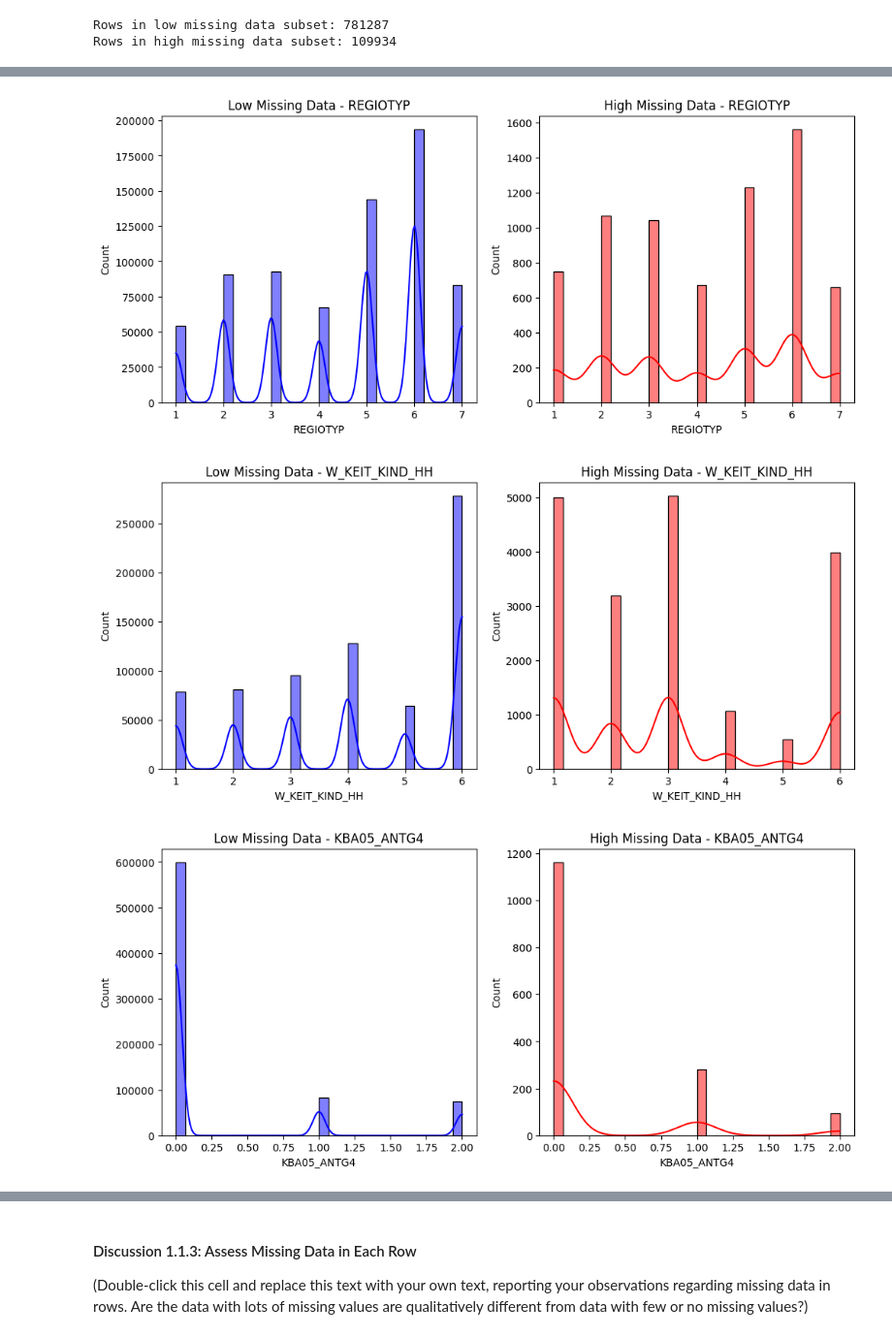
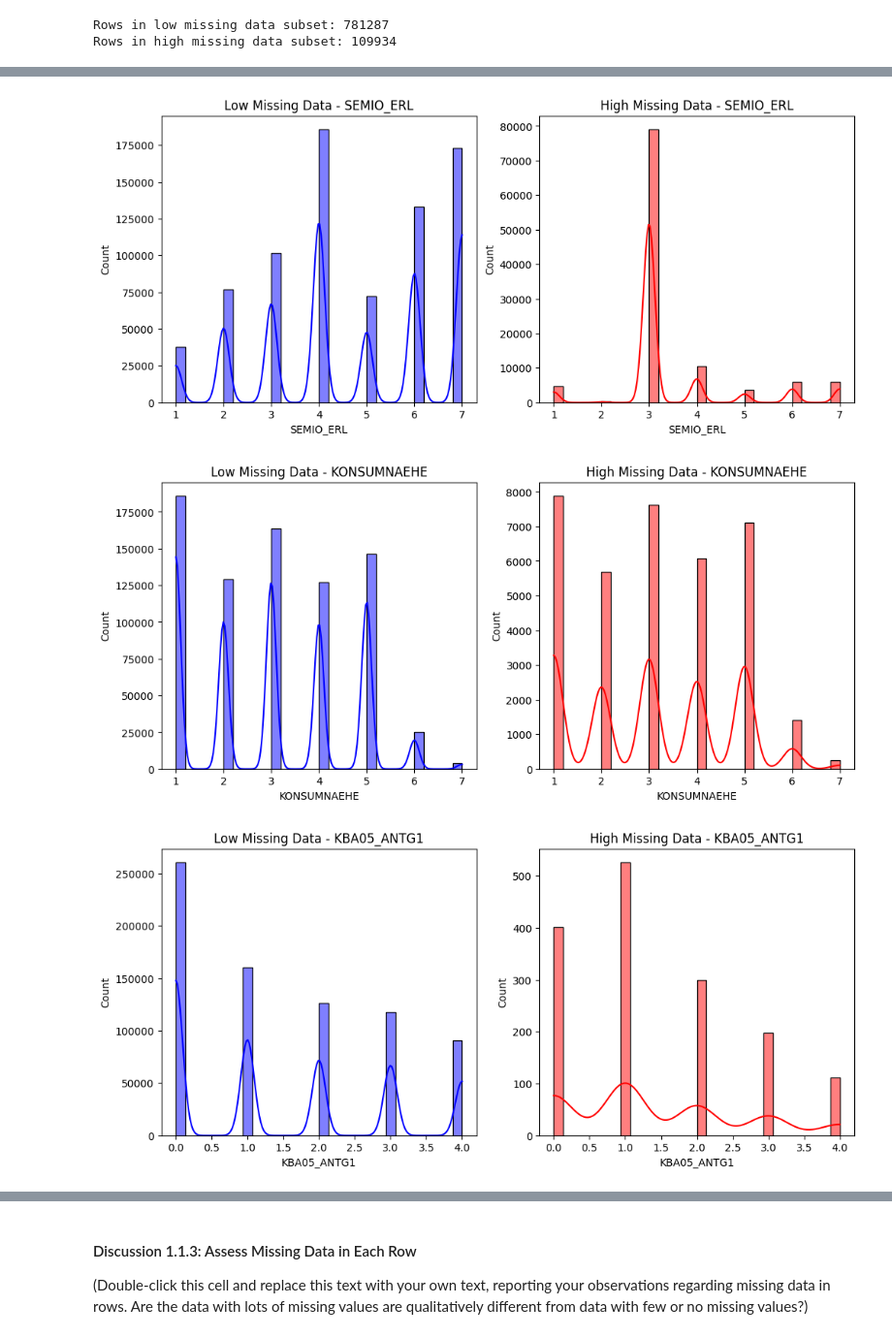
Before and after one commit to mo-matar/Identify-Customer-Segments-Unsupervised-Learning-Project, a Jupyter notebook: Identify_Customer_Segments.ipynb, the cells around one changed output, grey strips where cells are left out. Shown at 97% size. Cells and saved outputs as stored; diff of their text form; code cells hidden in the pictures.

```diff
--- a/Identify_Customer_Segments.ipynb
+++ b/Identify_Customer_Segments.ipynb
@@ -410,7 +410,9 @@ def compare_distributions(column):
     plt.show()
 
 # Select five columns that have few missing values
-selected_columns = ["KKK", "REGIOTYP", "W_KEIT_KIND_HH", "KBA05_ANTG4", "KBA05_ANTG1", "MOBI_REGIO", "KBA05_GBZ", "KBA05_ANTG2", "KBA05_ANTG3"]
+#selected_columns = ["KKK", "REGIOTYP", "W_KEIT_KIND_HH", "KBA05_ANTG4", "KBA05_ANTG1", "MOBI_REGIO", "KBA05_GBZ", "KBA05_ANTG2", "KBA05_ANTG3", "PLZ8_ANTG4", "HEALTH_TYP", "SHOPPER_TYP", "RELAT_AB", "KONSUMNAEHE", "FINANZ_HAUSBAUER", "SEMIO_VERT"]
+# selected_columns = ['ALTERSKATEGORIE_GROB', 'FINANZ_MINIMALIST', 'FINANZ_SPARER', 'FINANZ_VORSORGER', 'FINANZ_ANLEGER']
+selected_columns = ['GREEN_AVANTGARDE', 'SEMIO_ERL', 'KONSUMNAEHE', 'KBA05_ANTG1', 'EWDICHTE', "ONLINE_AFFINITAET", "PLZ8_ANTG2", "ORTSGR_KLS9"]
 
 # Compare distributions
 for col in selected_columns:
@@ -420,3 +422,3 @@ for col in selected_columns:
-[figure, old version]
+[figure, new version]
-[figure, old version]
+[figure, new version]
-[figure, old version]
+[figure, new version]
```
Also changed, not shown: parts of 1 cell of this notebook.
